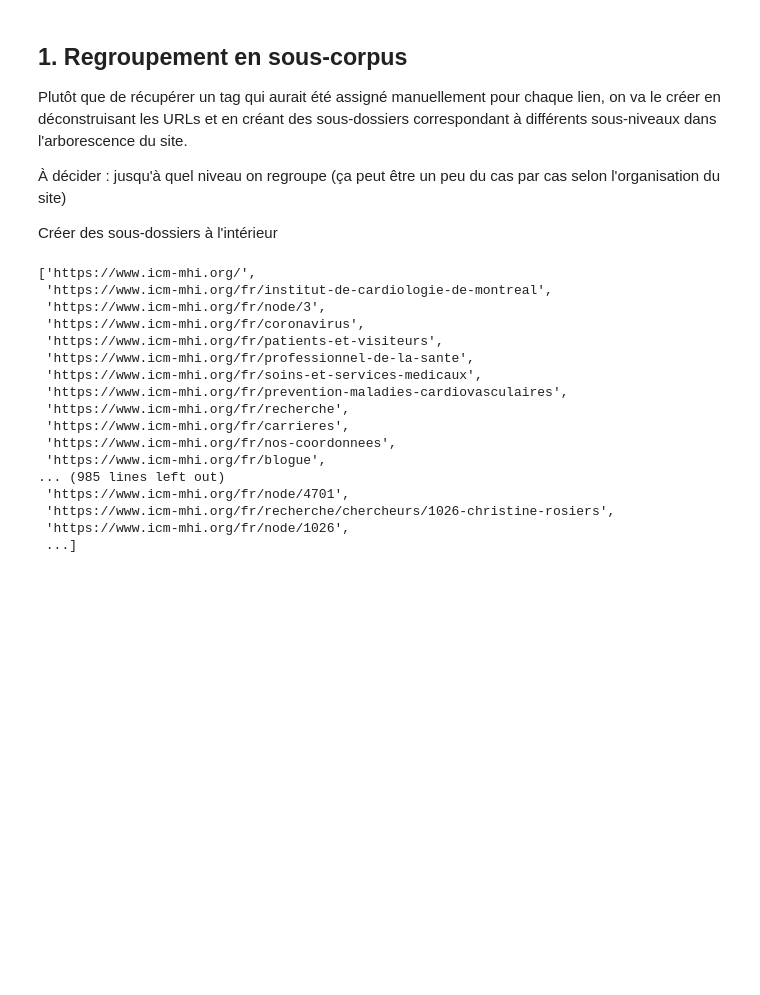
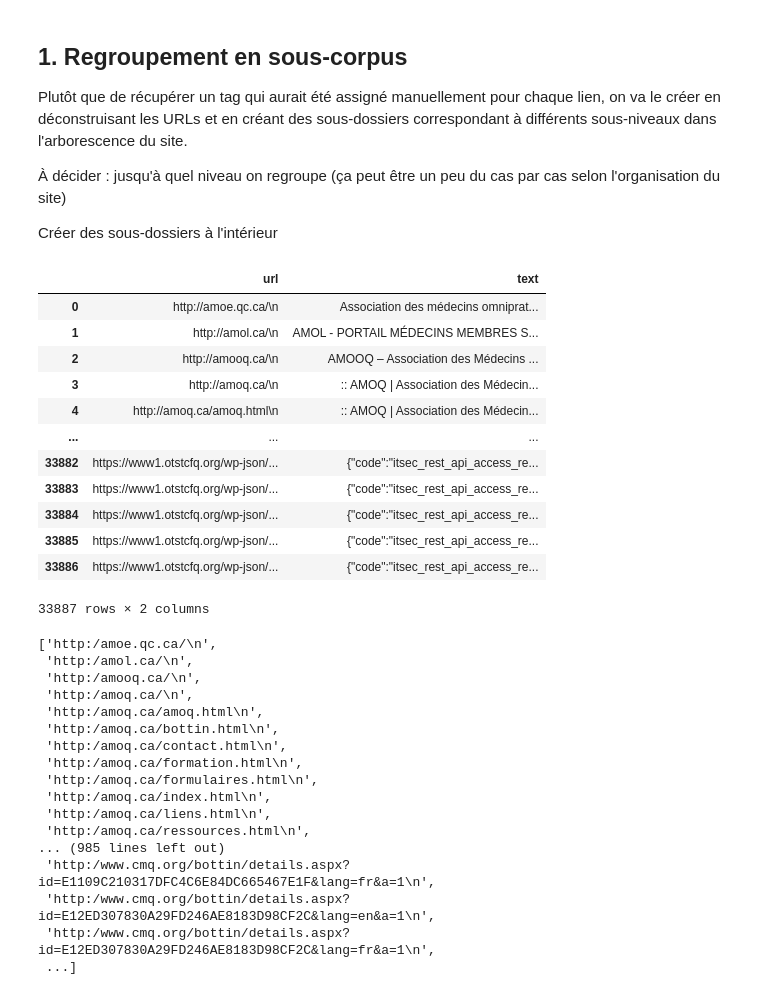
Before and after one commit to Camille-Demers/text-mining-project, a Jupyter notebook: 00-Jupyter-Notebooks/1-Sous_corpus.ipynb, the cells around one changed output. Drawn from its saved outputs; the diff is of its cells as text; code cells hidden in the pictures; blank space fills up the shorter version.

```diff
--- a/00-Jupyter-Notebooks/1-Sous_corpus.ipynb
+++ b/00-Jupyter-Notebooks/1-Sous_corpus.ipynb
@@ -7,34 +7,50 @@ Plutôt que de récupérer un tag qui aurait été assigné manuellement pour ch
 Créer des sous-dossiers à l'intérieur
 # %%
 path = '../03-corpus/2-data/1-fr/'
-acteur = "icm"
+acteur = "asso_ordres"
 
 from pandas import *
 
 # encoding= 'ISO-8859-1' "utf-8"
-with open(path + acteur  + '.csv', encoding='ISO-8859-1') as f:
-    csv = read_csv(f, sep=',')[["url", "text"]]
+with open(path + acteur  + '.csv', encoding='utf-8') as f:
+    csv = read_csv(f, sep=';')[["url", "text"]]
+
+csv
+# %% [output]
+|  | url | text |
+| 0 | http://amoe.qc.ca/\n | Association des médecins omniprat... |
+| 1 | http://amol.ca/\n | AMOL - PORTAIL MÉDECINS MEMBRES S... |
+| 2 | http://amooq.ca/\n | AMOOQ – Association des Médecins ... |
+| 3 | http://amoq.ca/\n | :: AMOQ | Association des Médecin... |
+| 4 | http://amoq.ca/amoq.html\n | :: AMOQ | Association des Médecin... |
+| ... | ... | ... |
+| 33882 | https://www1.otstcfq.org/wp-json/... | {"code":"itsec_rest_api_access_re... |
+| 33883 | https://www1.otstcfq.org/wp-json/... | {"code":"itsec_rest_api_access_re... |
+| 33884 | https://www1.otstcfq.org/wp-json/... | {"code":"itsec_rest_api_access_re... |
+| 33885 | https://www1.otstcfq.org/wp-json/... | {"code":"itsec_rest_api_access_re... |
+| 33886 | https://www1.otstcfq.org/wp-json/... | {"code":"itsec_rest_api_access_re... |
+33887 rows × 2 columns
 # %%
-liste = [lien.replace('//', "/") for lien in csv['url'].tolist() if not 'actualites' in lien and not 'propos' in lien and not 'joindre' in lien and not 'communiques' in lien and not 'about' in lien]
+liste = [lien.replace('//', "/") for lien in csv['url'].tolist() if not 'actualites' in lien and not 'propos' in lien and not 'joindre' in lien and not 'communiques' in lien and not 'about' in lien and not 'nouvelles' in lien]
 
 liste
 # %% [output]
-['https://www.icm-mhi.org/',
- 'https://www.icm-mhi.org/fr/institut-de-cardiologie-de-montreal',
- 'https://www.icm-mhi.org/fr/node/3',
- 'https://www.icm-mhi.org/fr/coronavirus',
- 'https://www.icm-mhi.org/fr/patients-et-visiteurs',
- 'https://www.icm-mhi.org/fr/professionnel-de-la-sante',
- 'https://www.icm-mhi.org/fr/soins-et-services-medicaux',
- 'https://www.icm-mhi.org/fr/prevention-maladies-cardiovasculaires',
- 'https://www.icm-mhi.org/fr/recherche',
- 'https://www.icm-mhi.org/fr/carrieres',
- 'https://www.icm-mhi.org/fr/nos-coordonnees',
- 'https://www.icm-mhi.org/fr/blogue',
+['http:/amoe.qc.ca/\n',
+ 'http:/amol.ca/\n',
+ 'http:/amooq.ca/\n',
+ 'http:/amoq.ca/\n',
+ 'http:/amoq.ca/amoq.html\n',
+ 'http:/amoq.ca/bottin.html\n',
+ 'http:/amoq.ca/contact.html\n',
+ 'http:/amoq.ca/formation.html\n',
+ 'http:/amoq.ca/formulaires.html\n',
+ 'http:/amoq.ca/index.html\n',
+ 'http:/amoq.ca/liens.html\n',
+ 'http:/amoq.ca/ressources.html\n',
 ... (985 lines left out)
- 'https://www.icm-mhi.org/fr/node/4701',
- 'https://www.icm-mhi.org/fr/recherche/chercheurs/1026-christine-rosiers',
- 'https://www.icm-mhi.org/fr/node/1026',
+ 'http:/www.cmq.org/bottin/details.aspx?id=E1109C210317DFC4C6E84DC665467E1F&lang=fr&a=1\n',
+ 'http:/www.cmq.org/bottin/details.aspx?id=E12ED307830A29FD246AE8183D98CF2C&lang=en&a=1\n',
+ 'http:/www.cmq.org/bottin/details.aspx?id=E12ED307830A29FD246AE8183D98CF2C&lang=fr&a=1\n',
  ...]
 # %%
 """
```
Also changed, not shown: parts of 9 cells of this notebook, 1 other file.
